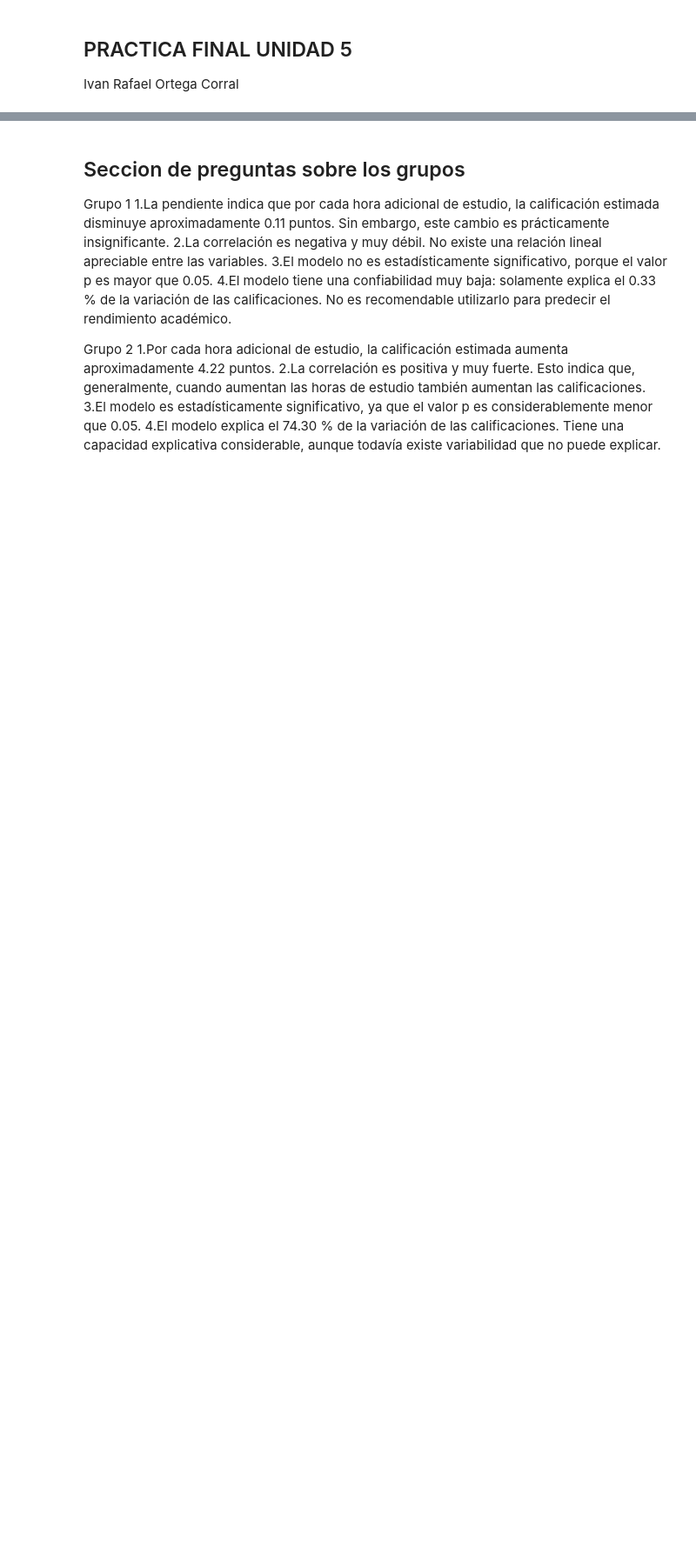
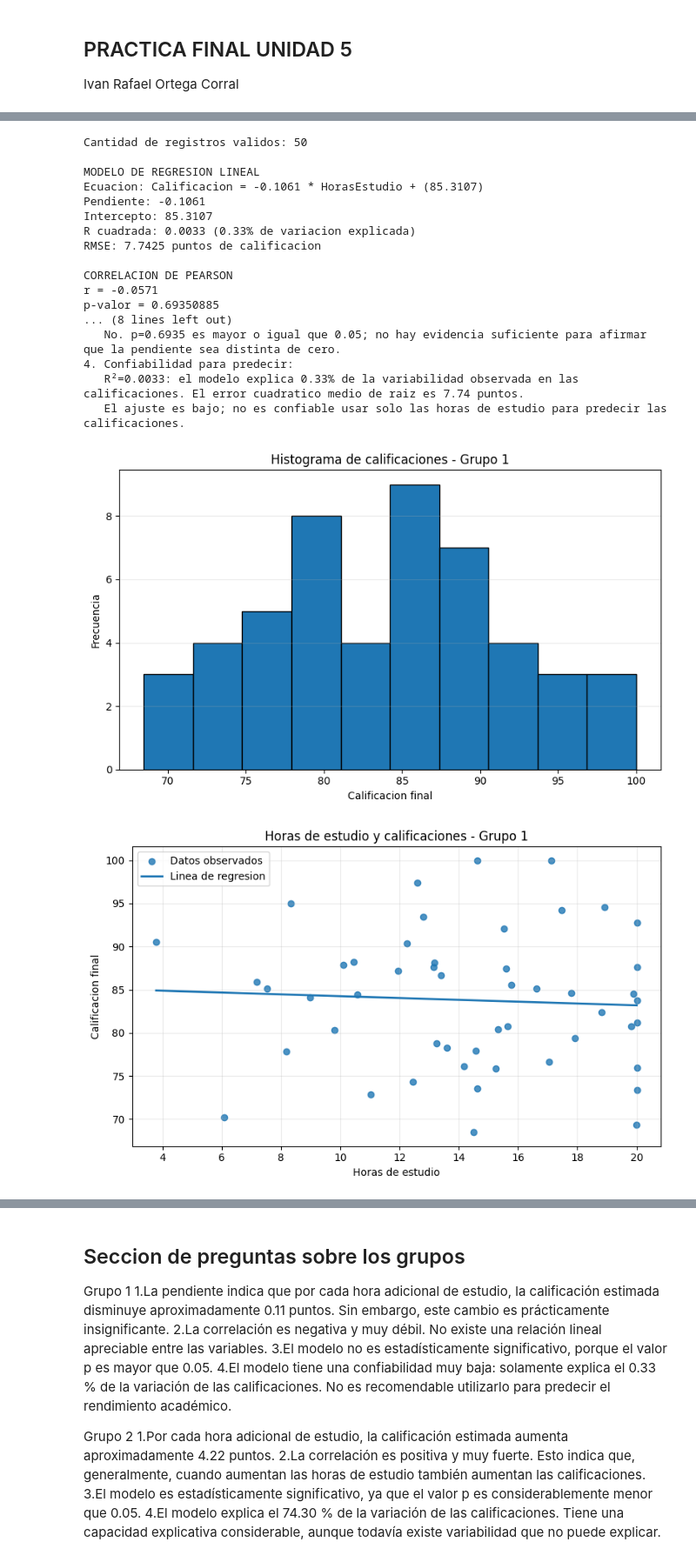
Before and after one commit to 25041068-boop/Probabilidad, a Jupyter notebook: Unidad5/Practica_final_U5.ipynb, the cells around one changed output, grey strips where cells are left out. Shown at 87% size. Drawn from its saved outputs; the diff is of its cells as text; code cells hidden in the pictures; blank space fills up the shorter version.

```diff
--- a/Unidad5/Practica_final_U5.ipynb
+++ b/Unidad5/Practica_final_U5.ipynb
@@ -12,6 +12,12 @@ from sklearn.linear_model import LinearRegression
 from sklearn.metrics import r2_score, mean_squared_error
 from scipy.stats import linregress, pearsonr
 
+try:
+    from IPython.display import display
+except ImportError:
+    def display(obj):
+        print(obj)
+
 ARCHIVOS = {
     "Grupo 1": "grupo1.csv",
     "Grupo 2": "grupo2.csv",
@@ -19,6 +25,7 @@ ARCHIVOS = {
 }
 CARPETA_SALIDA = "resultados_practica_unidad5"
 os.makedirs(CARPETA_SALIDA, exist_ok=True)
+
 
 def fuerza_correlacion(r):
     a = abs(r)
@@ -34,6 +41,7 @@ def fuerza_correlacion(r):
         fuerza = "muy débil"
     direccion = "positiva" if r > 0 else ("negativa" if r < 0 else "nula")
     return fuerza, direccion
+
 
 resumen = []
 
@@ -54,9 +62,9 @@ for nombre, archivo in ARCHIVOS.items():
     df = df.dropna()
 
     print("\nPrimeros cinco registros:")
-    print(df.head())
+    display(df.head())
     print("\nDescripcion estadistica:")
-    print(df.describe())
+    display(df.describe())
     print(f"\nCantidad de registros validos: {len(df)}")
 
     X = df[["HorasEstudio"]]
@@ -126,7 +134,7 @@ for nombre, archivo in ARCHIVOS.items():
         print("   El ajuste es bajo; no es confiable usar solo las horas de estudio "
               "para predecir las calificaciones.")
 
-    # 5. Histograma de calificaciones
+    # 5. Histograma de calificaciones (se guarda y se muestra)
     plt.figure(figsize=(8, 5))
     plt.hist(df["Calificacion"], bins=10, edgecolor="black")
     plt.title(f"Histograma de calificaciones - {nombre}")
@@ -135,9 +143,9 @@ for nombre, archivo in ARCHIVOS.items():
     plt.grid(axis="y", alpha=0.25)
     plt.tight_layout()
     plt.savefig(os.path.join(CARPETA_SALIDA, f"{nombre.lower().replace(' ', '')}_histograma.png"), dpi=150)
-    plt.close()
+    plt.show()   # savefig va ANTES de show
 
-    # 6. Diagrama de dispersion y linea de regresion
+    # 6. Diagrama de dispersion y linea de regresion (se guarda y se muestra)
     orden = np.argsort(df["HorasEstudio"].to_numpy())
     x_ordenado = df["HorasEstudio"].to_numpy()[orden]
     y_ajustado = predicciones[orden]
@@ -152,7 +160,7 @@ for nombre, archivo in ARCHIVOS.items():
     plt.grid(alpha=0.25)
     plt.tight_layout()
     plt.savefig(os.path.join(CARPETA_SALIDA, f"{nombre.lower().replace(' ', '')}_regresion.png"), dpi=150)
-    plt.close()
+    plt.show()   # savefig va ANTES de show
 
     resumen.append({
         "Grupo": nombre,
@@ -172,17 +180,16 @@ tabla.to_csv(os.path.join(CARPETA_SALIDA, "resumen_comparativo.csv"), index=Fals
 print("\n" + "=" * 75)
 print("COMPARACION FINAL DE LOS TRES GRUPOS")
 print("=" * 75)
-print(tabla.to_string(index=False, float_format=lambda x: f"{x:.4f}"))
+display(tabla.round(4))
 
 print("\nCONCLUSION GENERAL")
 for fila in resumen:
     print(f"- {fila['Grupo']}: r={fila['Pearson_r']:.4f}, R²={fila['R2']:.4f}, "
           f"p={fila['p_valor']:.4g}.")
 print("La comparacion debe considerar la direccion y fuerza de r, la pendiente, "
-      "la significancia (p<0.05) y el porcentaje de variacion explicado (R²).")
+      "la significancia (p<0.05) y el porcentaje de variacion explicada (R²).")
 print("La asociacion estadistica no demuestra por si sola causalidad. Otros factores "
       "tambien pueden influir en el rendimiento academico.")
-print(f"\nGraficas y tabla guardadas en: {CARPETA_SALIDA}")
 # %% [output]
 ===========================================================================
 GRUPO 1
@@ -203,0 +215,19 @@ Graficas y tabla guardadas en: resultados_practica_unidad5
+Cantidad de registros validos: 50
+
+MODELO DE REGRESION LINEAL
+Ecuacion: Calificacion = -0.1061 * HorasEstudio + (85.3107)
+Pendiente: -0.1061
+Intercepto: 85.3107
+R cuadrada: 0.0033 (0.33% de variacion explicada)
+RMSE: 7.7425 puntos de calificacion
+
+CORRELACION DE PEARSON
+r = -0.0571
+p-valor = 0.69350885
+... (8 lines left out)
+   No. p=0.6935 es mayor o igual que 0.05; no hay evidencia suficiente para afirmar que la pendiente sea distinta de cero.
+4. Confiabilidad para predecir:
+   R²=0.0033: el modelo explica 0.33% de la variabilidad observada en las calificaciones. El error cuadratico medio de raiz es 7.74 puntos.
+   El ajuste es bajo; no es confiable usar solo las horas de estudio para predecir las calificaciones.
+[figure, added]
+[figure, added]
```
Also changed, not shown: parts of 1 cell of this notebook.
